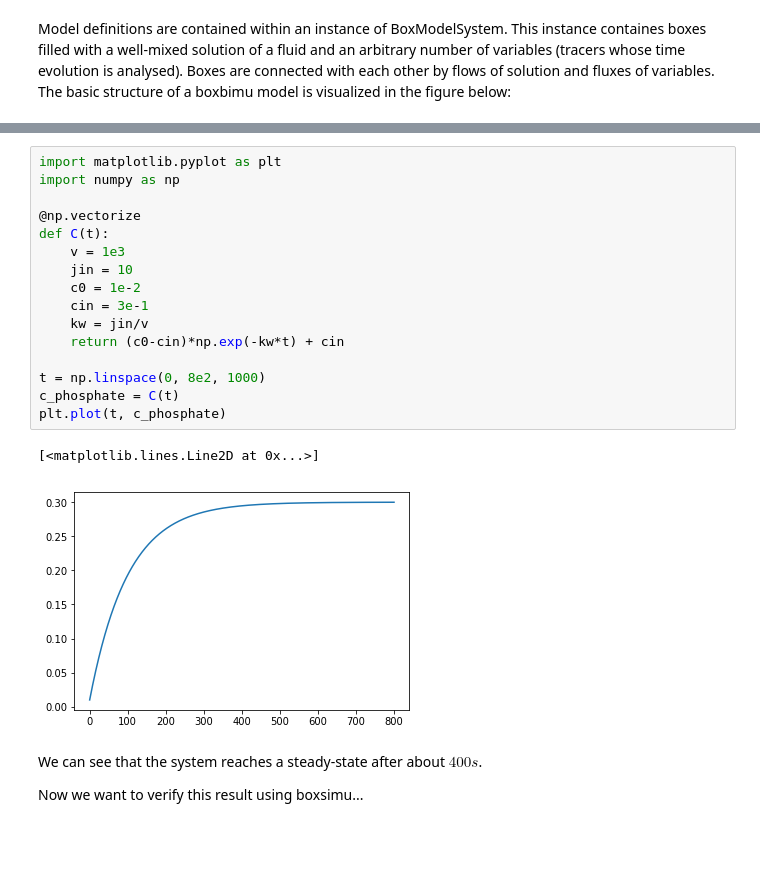
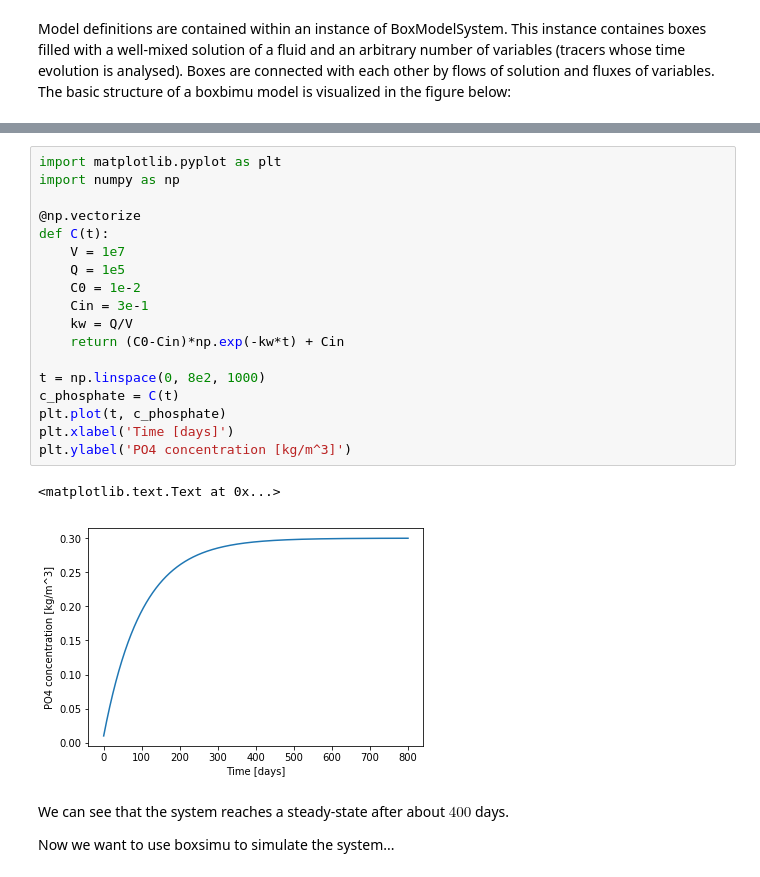
Before and after one commit to maschwanden/boxsimu, a Jupyter notebook: examples/Tutorial.ipynb, the cells around one changed output, grey strips where cells are left out. Saved outputs shown, nothing was run; the diff lists cells and outputs as text; blank space fills up the shorter version.

```diff
--- a/examples/Tutorial.ipynb
+++ b/examples/Tutorial.ipynb
@@ -68,23 +78,25 @@ The solution is plotted below for the following system:
 # %%
 import matplotlib.pyplot as plt
 import numpy as np
 
 @np.vectorize
 def C(t):
-    v = 1e3
-    jin = 10
-    c0 = 1e-2
-    cin = 3e-1
-    kw = jin/v
-    return (c0-cin)*np.exp(-kw*t) + cin
+    V = 1e7
+    Q = 1e5
+    C0 = 1e-2
+    Cin = 3e-1
+    kw = Q/V
+    return (C0-Cin)*np.exp(-kw*t) + Cin
 
 t = np.linspace(0, 8e2, 1000)
 c_phosphate = C(t)
 plt.plot(t, c_phosphate)
+plt.xlabel('Time [days]')
+plt.ylabel('PO4 concentration [kg/m^3]')
 # %% [output]
-[<matplotlib.lines.Line2D at 0x...>]
+<matplotlib.text.Text at 0x...>
-[figure, old version]
+[figure, new version]
 # %% [markdown]
-We can see that the system reaches a steady-state after about $400s$.
+We can see that the system reaches a steady-state after about $400$ days.
 
-Now we want to verify this result using boxsimu...
+Now we want to use boxsimu to simulate the system...
```
Also changed, not shown: parts of 23 cells of this notebook, 30 other files.
